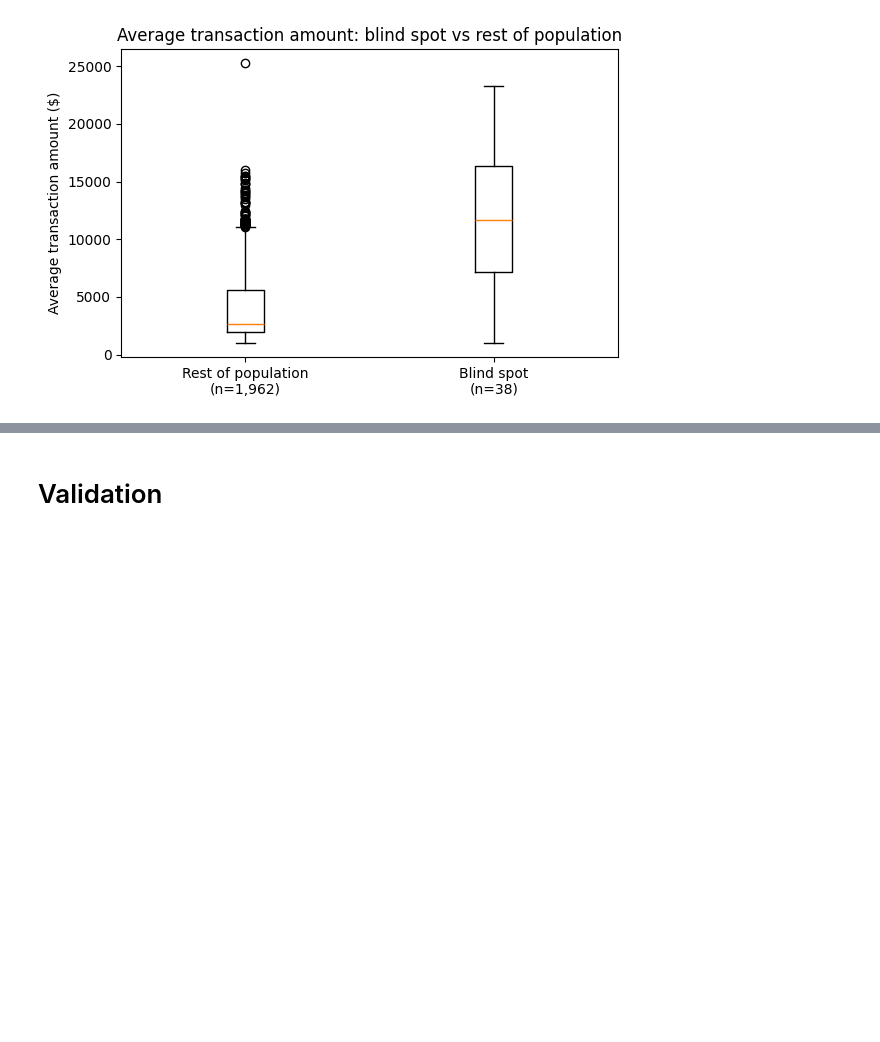
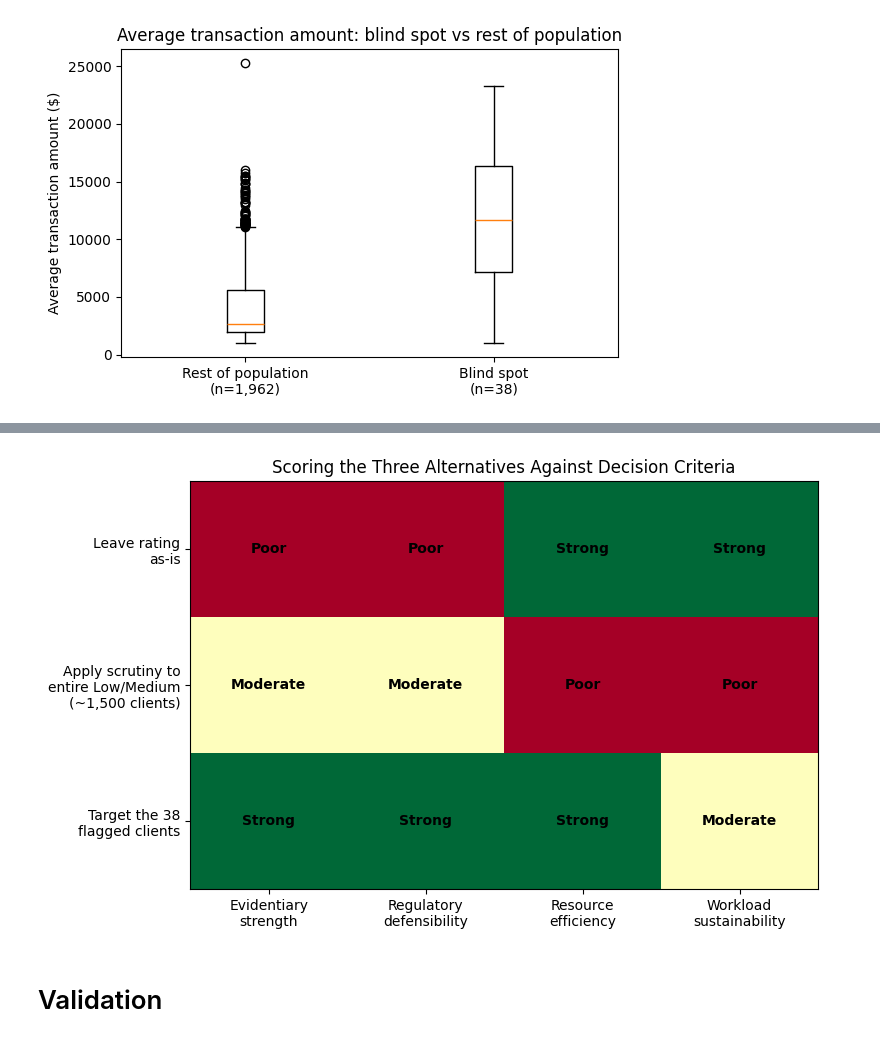
Before and after one commit to dalssam/MBI806B, a Jupyter notebook: MBI806B_Assignment_270910902.ipynb, the cells around one changed output, grey strips where cells are left out. Drawn from its saved outputs; the diff is of its cells as text; code cells hidden in the pictures; blank space fills up the shorter version.

```diff
--- a/MBI806B_Assignment_270910902.ipynb
+++ b/MBI806B_Assignment_270910902.ipynb
@@ -696,3 +764,35 @@ plt.show()
+# %%
+import numpy as np
+
+alternatives = ['Leave rating\nas-is', 'Apply scrutiny to\nentire Low/Medium\n(~1,500 clients)', 'Target the 38\nflagged clients']
+criteria = ['Evidentiary\nstrength', 'Regulatory\ndefensibility', 'Resource\nefficiency', 'Workload\nsustainability']
+
+# scores 1 (poor) to 3 (strong), based on the evaluation reasoning in section 9
+scores = np.array([
+    [1, 1, 3, 3],   # Leave as-is: no new evidence used, defensibility poor, but cheap and sustainable
+    [2, 2, 1, 1],   # Apply to everyone: some evidentiary basis, but spreads capacity thin, unsustainable
+    [3, 3, 3, 2],   # Target the 38: strongest evidence, most defensible, efficient, moderate ongoing load
+])
+
+fig, ax = plt.subplots(figsize=(8, 5))
+im = ax.imshow(scores, cmap='RdYlGn', vmin=1, vmax=3, aspect='auto')
+
+ax.set_xticks(range(len(criteria)))
+ax.set_xticklabels(criteria, fontsize=10)
+ax.set_yticks(range(len(alternatives)))
+ax.set_yticklabels(alternatives, fontsize=10)
+
+score_labels = {1: 'Poor', 2: 'Moderate', 3: 'Strong'}
+for i in range(len(alternatives)):
+    for j in range(len(criteria)):
+        ax.text(j, i, score_labels[scores[i, j]], ha='center', va='center', fontsize=10, fontweight='bold')
+
+ax.set_title('Scoring the Three Alternatives Against Decision Criteria', fontsize=12)
+plt.tight_layout()
+plt.savefig('fig_decision_matrix.png', dpi=150)
+plt.show()
+# %% [output]
+[figure, added]
 # %% [markdown]
 # Validation
 # %%
```
Also changed, not shown: parts of 12 cells of this notebook.
